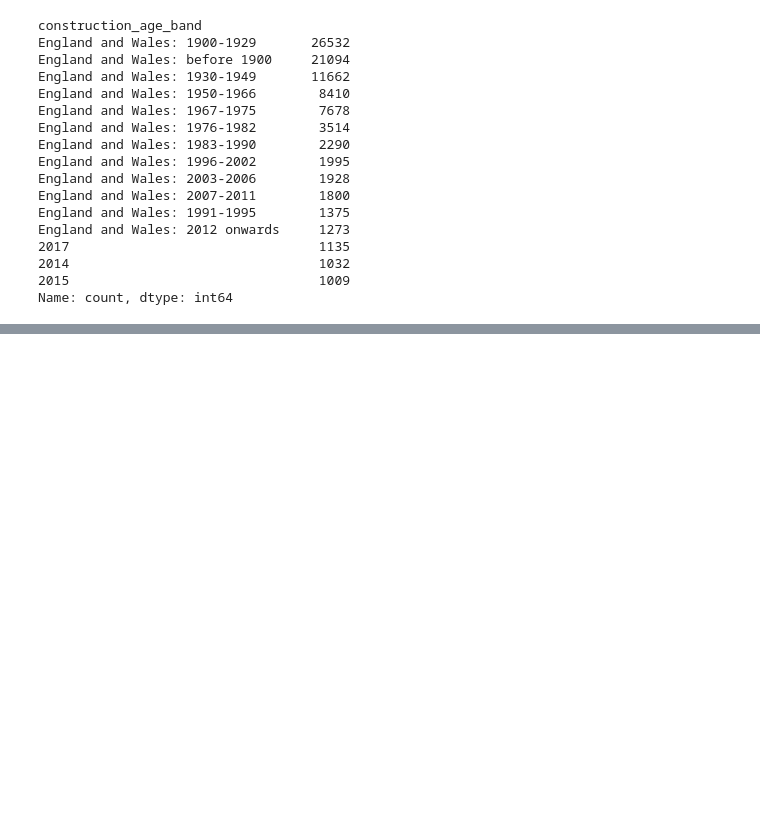
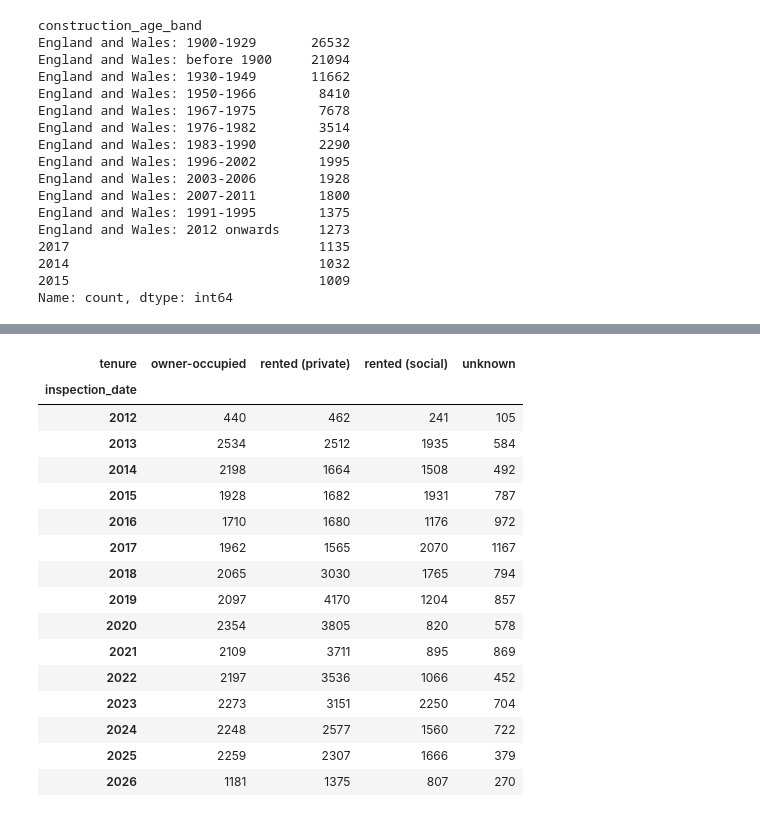
Before and after one commit to Tareqasaad/epc-data-quality-audit, a Jupyter notebook: notebooks/01_data_profiling.ipynb, the cells around one changed output, grey strips where cells are left out. Cells and saved outputs as stored; diff of their text form; code cells hidden in the pictures; blank space fills up the shorter version.

Commit message:
Correct rental finding: tenure keeps the private and social distinction

```diff
--- a/notebooks/01_data_profiling.ipynb
+++ b/notebooks/01_data_profiling.ipynb
@@ -772,0 +792,23 @@ with the register team at MHCLG.
+# %%
+tenure_clean = df["tenure"].str.lower().str.strip()
+insp_year = pd.to_datetime(df["inspection_date"], errors="coerce").dt.year
+
+pd.crosstab(insp_year, tenure_clean)
+# %% [output]
+| tenure | owner-occupied | rented (private) | rented (social) | unknown |
+| inspection_date |  |  |  |  |
+| 2012 | 440 | 462 | 241 | 105 |
+| 2013 | 2534 | 2512 | 1935 | 584 |
+| 2014 | 2198 | 1664 | 1508 | 492 |
+| 2015 | 1928 | 1682 | 1931 | 787 |
+| 2016 | 1710 | 1680 | 1176 | 972 |
+| 2017 | 1962 | 1565 | 2070 | 1167 |
+| 2018 | 2065 | 3030 | 1765 | 794 |
+| 2019 | 2097 | 4170 | 1204 | 857 |
+| 2020 | 2354 | 3805 | 820 | 578 |
+| 2021 | 2109 | 3711 | 895 | 869 |
+| 2022 | 2197 | 3536 | 1066 | 452 |
+| 2023 | 2273 | 3151 | 2250 | 704 |
+| 2024 | 2248 | 2577 | 1560 | 722 |
+| 2025 | 2259 | 2307 | 1666 | 379 |
+| 2026 | 1181 | 1375 | 807 | 270 |
```
Also changed, not shown: parts of 4 cells of this notebook.
